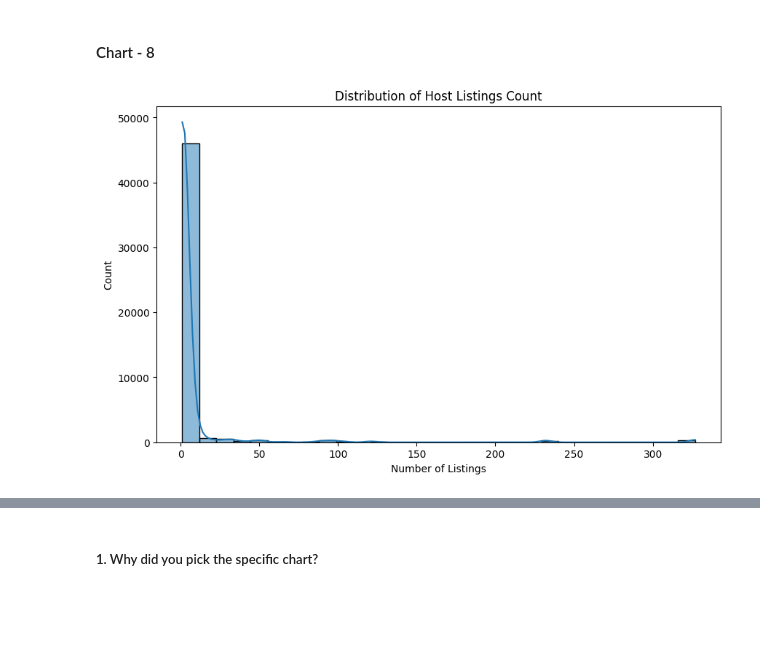
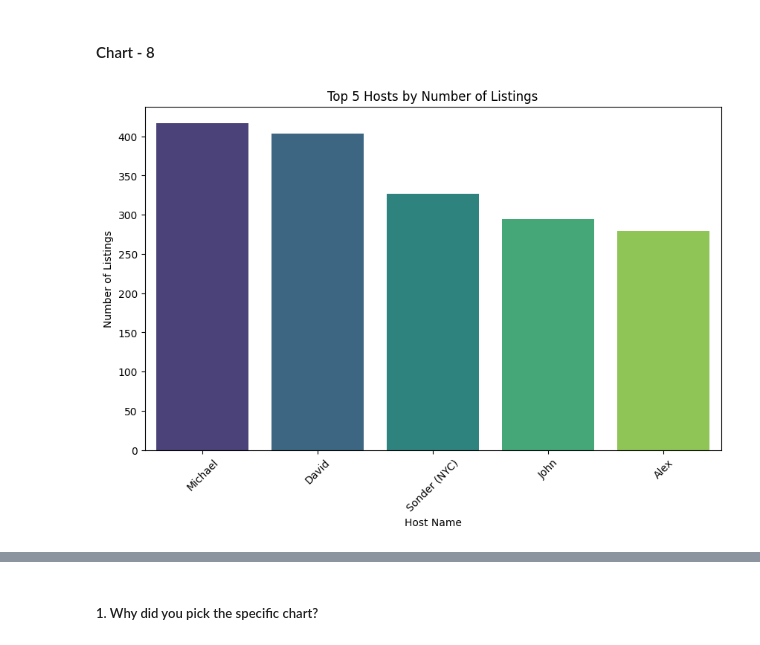
Before and after one commit to Methelesh-Suresh/EDA-Capstone-Project, a Jupyter notebook: Sample_EDA_Submission_Template.ipynb, the cells around one changed output, grey strips where cells are left out. Drawn from its saved outputs; the diff is of its cells as text; code cells hidden in the pictures; blank space fills up the shorter version.

```diff
--- a/Sample_EDA_Submission_Template.ipynb
+++ b/Sample_EDA_Submission_Template.ipynb
@@ -503,11 +516,14 @@ By understanding these pricing trends, Airbnb can make several strategic improve
 #### Chart - 8
 # %%
 # Chart - 8 visualization code
+host_counts = df['host_name'].value_counts().head(5)
+
 plt.figure(figsize=(10, 6))
-sns.histplot(df['calculated_host_listings_count'], bins=30, kde=True)
-plt.title('Distribution of Host Listings Count')
-plt.xlabel('Number of Listings')
-plt.ylabel('Count')
+sns.barplot(x=host_counts.index, y=host_counts.values, palette='viridis')
+plt.title('Top 5 Hosts by Number of Listings')
+plt.xlabel('Host Name')
+plt.ylabel('Number of Listings')
+plt.xticks(rotation=45)
 plt.show()
 # %% [output]
-[figure, old version]
+[figure, new version]
```
Also changed, not shown: parts of 57 cells of this notebook.
